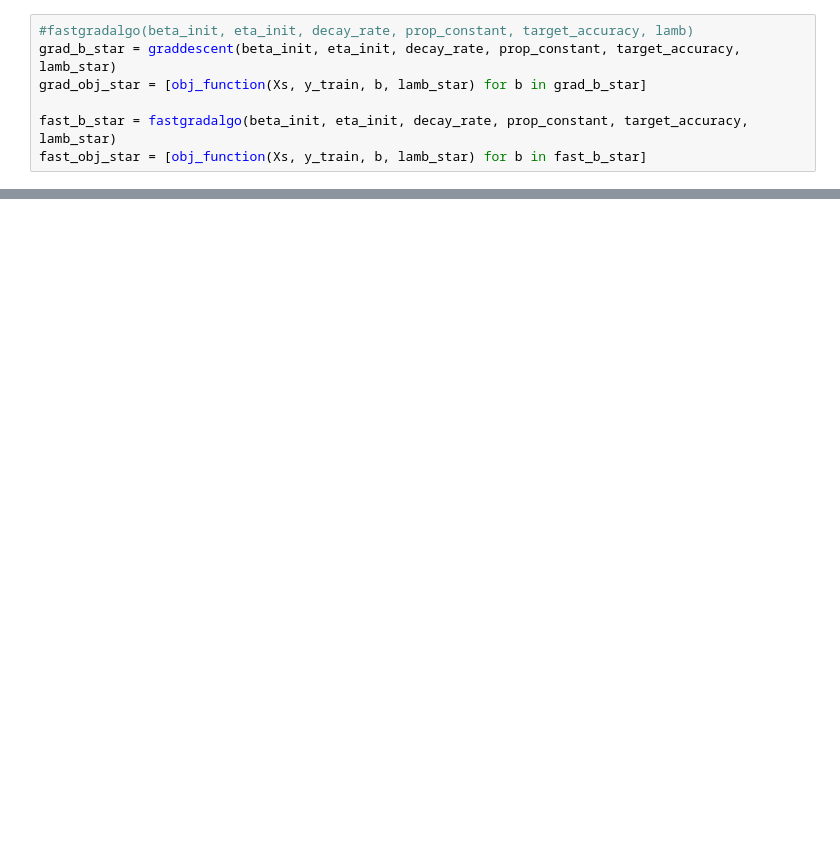
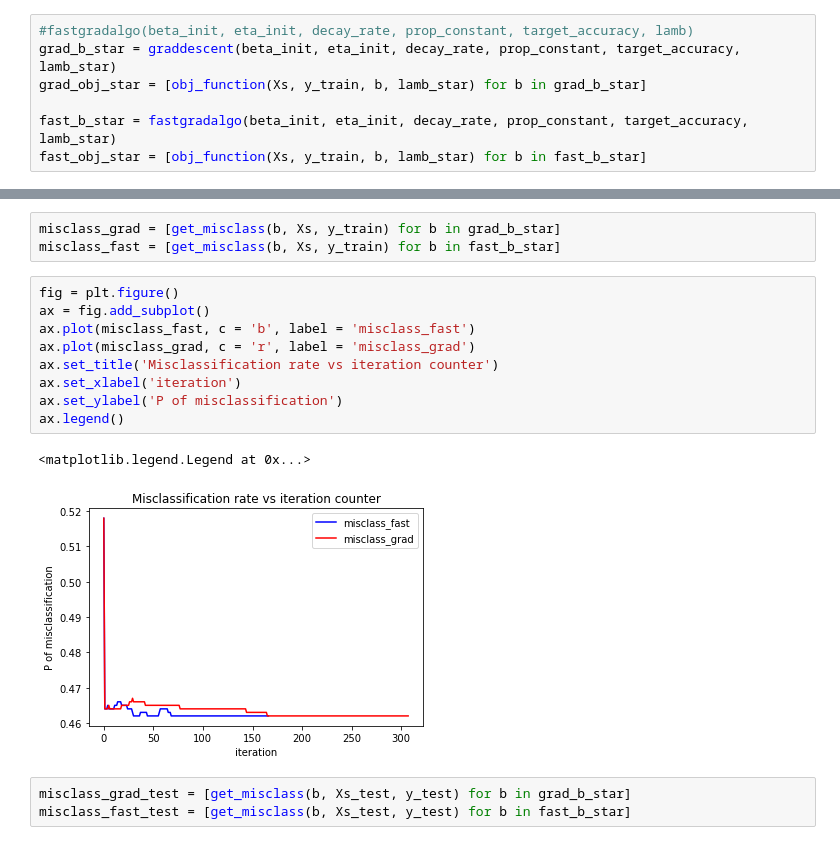
Before and after one commit to emi90/data558, a Jupyter notebook: Homework/hw3_EmilyYamauchi.ipynb, the cells around one changed output, grey strips where cells are left out. Saved outputs shown, nothing was run; the diff lists cells and outputs as text; blank space fills up the shorter version.

```diff
--- a/Homework/hw3_EmilyYamauchi.ipynb
+++ b/Homework/hw3_EmilyYamauchi.ipynb
@@ -423,0 +400,18 @@ y_train[5]
+# %%
+misclass_grad = [get_misclass(b, Xs, y_train) for b in grad_b_star]
+misclass_fast = [get_misclass(b, Xs, y_train) for b in fast_b_star]
+# %%
+fig = plt.figure()
+ax = fig.add_subplot()
+ax.plot(misclass_fast, c = 'b', label = 'misclass_fast')
+ax.plot(misclass_grad, c = 'r', label = 'misclass_grad')
+ax.set_title('Misclassification rate vs iteration counter')
+ax.set_xlabel('iteration')
+ax.set_ylabel('P of misclassification')
+ax.legend()
+# %% [output]
+<matplotlib.legend.Legend at 0x...>
+[figure, added]
+# %%
+misclass_grad_test = [get_misclass(b, Xs_test, y_test) for b in grad_b_star]
+misclass_fast_test = [get_misclass(b, Xs_test, y_test) for b in fast_b_star]
```
Also changed, not shown: parts of 48 cells of this notebook.
